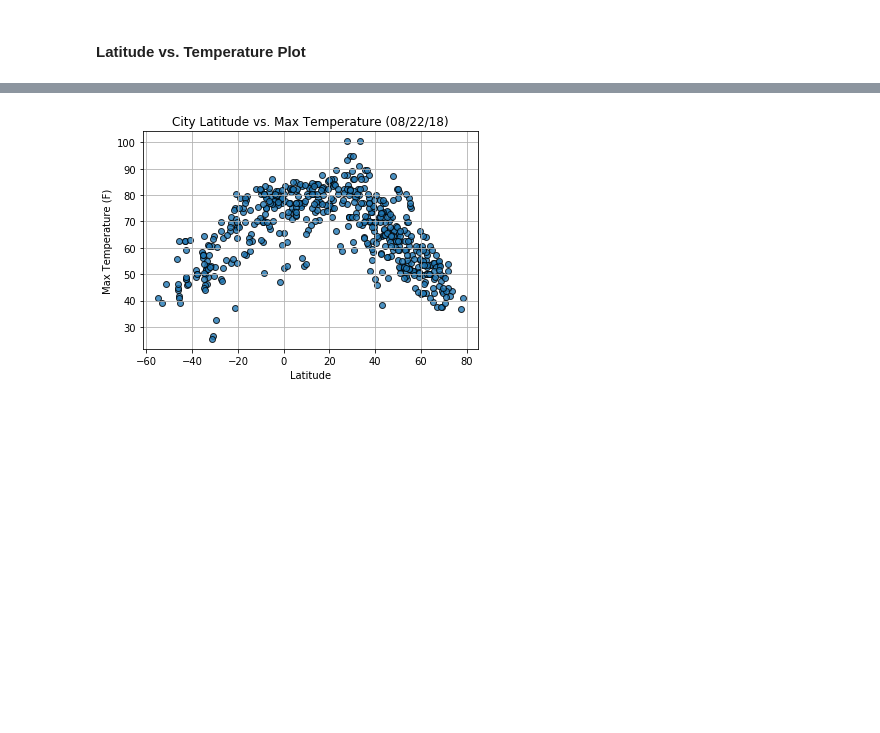
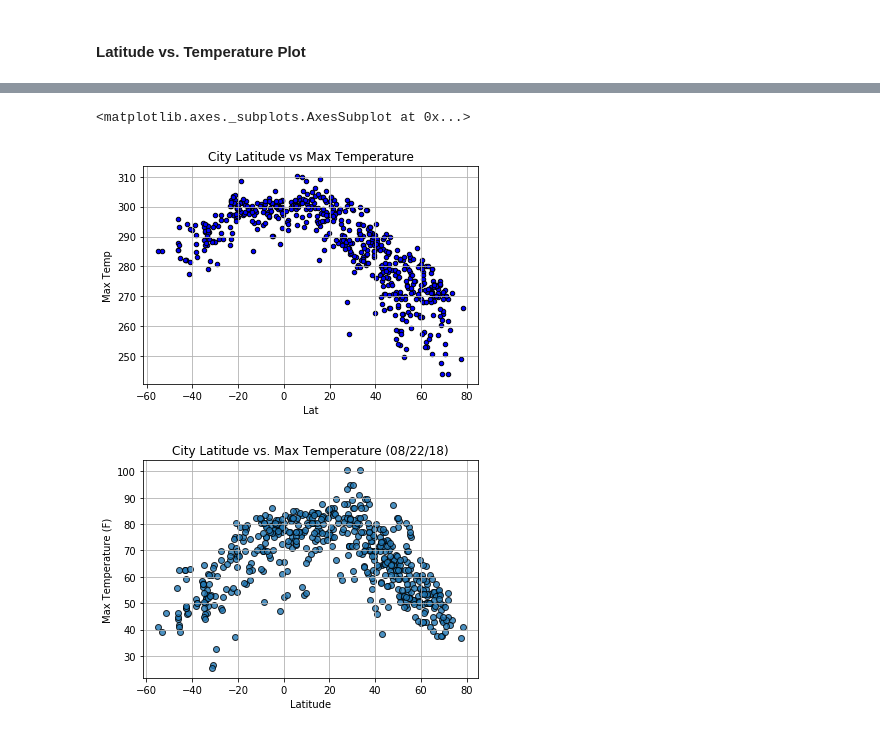
Before and after one commit to SmirnovaAlina/Python_API, a Jupyter notebook: WeatherPy.ipynb, the cells around one changed output, grey strips where cells are left out. Saved outputs shown, nothing was run; the diff lists cells and outputs as text; code cells hidden in the pictures; blank space fills up the shorter version.

```diff
--- a/WeatherPy.ipynb
+++ b/WeatherPy.ipynb
@@ -59,3 +60,10 @@ len(cities)
 ### Perform API Calls
 * Perform a weather check on each city using a series of successive API calls.
 * Include a print log of each city as it'sbeing processed (with the city number and city name).
+# %%
+url = "http://api.openweathermap.org/data/2.5/weather?"
+city = "banmo"
+query_url = url + "appid=" + api_key + "&q=" + city
+weather_response = requests.get(query_url)
+weather_json = weather_response.json()
+print(json.dumps(weather_json, indent=4, sort_keys=True))
@@ -125,0 +131,28 @@ city_df.head()
+# %%
+
+for index,row in city_df.iterrows():
+    city = row['City']
+    query_url = url + "appid=" + api_key + "&q=" + city
+    try:
+        make_request = requests.get(query_url)
+        json_response = make_request.json()
+        city_df.loc[index, "Cloudiness"] = json_response["clouds"]["all"]
+        city_df.loc[index, "Country"] = json_response["sys"]["country"]
+        city_df.loc[index, "Date"] = json_response["dt"]
+        city_df.loc[index, "Humidity"] = json_response["main"]["humidity"]
+        city_df.loc[index, "Lat"] = json_response["coord"]["lat"]
+        city_df.loc[index, "Lng"] = json_response["coord"]["lon"]
+        city_df.loc[index, "Max Temp"] = json_response["main"]["temp_max"]
+        city_df.loc[index, "Wind Speed"] = json_response["wind"]["speed"]
+    except:
+        city_df.loc[index, "Cloudiness"] = "NaN"
+        city_df.loc[index, "Country"] = "NaN"
+        city_df.loc[index, "Date"] = "NaN"
+        city_df.loc[index, "Humidity"] = "NaN"
+        city_df.loc[index, "Lat"] = "NaN"
+        city_df.loc[index, "Lng"] = "NaN"
+        city_df.loc[index, "Max Temp"] = "NaN"
+        city_df.loc[index, "Wind Speed"] = "NaN"
+        continue
+
+city_df.head()
@@ -131,0 +186,4 @@ city_df.head()
+# %%
+cols = ['Cloudiness', 'Humidity', 'Lat','Lng','Max Temp','Wind Speed']
+city_df[cols] = city_df[cols].apply(pd.to_numeric, errors='coerce', axis=1)
+city_df.dtypes
@@ -132,3 +201,8 @@ city_df.head()
+# %%
+city_df.plot(kind="scatter", x="Lat", y="Max Temp", marker="o", color="blue", edgecolors="black", grid=True,  title=("City Latitude vs Max Temperature"))
+# %% [output]
+<matplotlib.axes._subplots.AxesSubplot at 0x...>
+[figure, added]
 # %%
 # %% [output]
 [figure]
```
Also changed, not shown: parts of 9 cells of this notebook.
